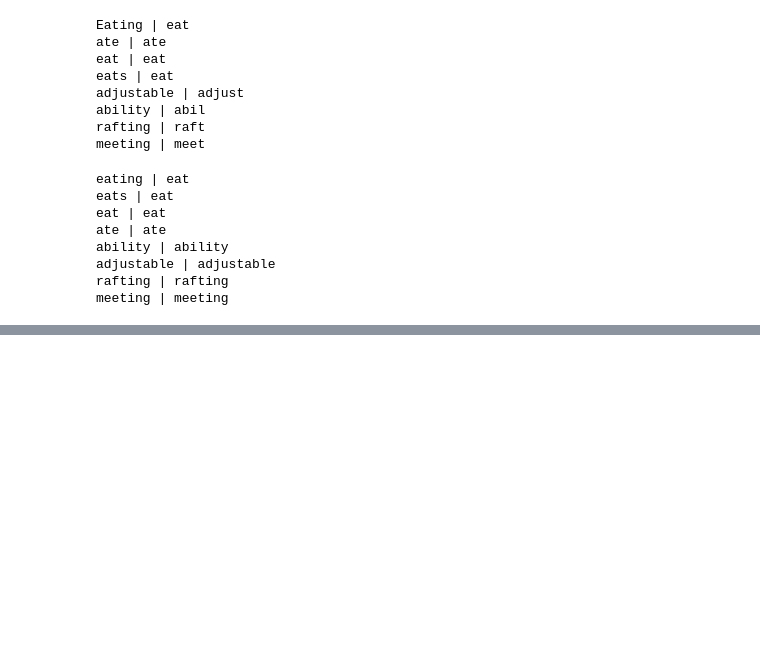
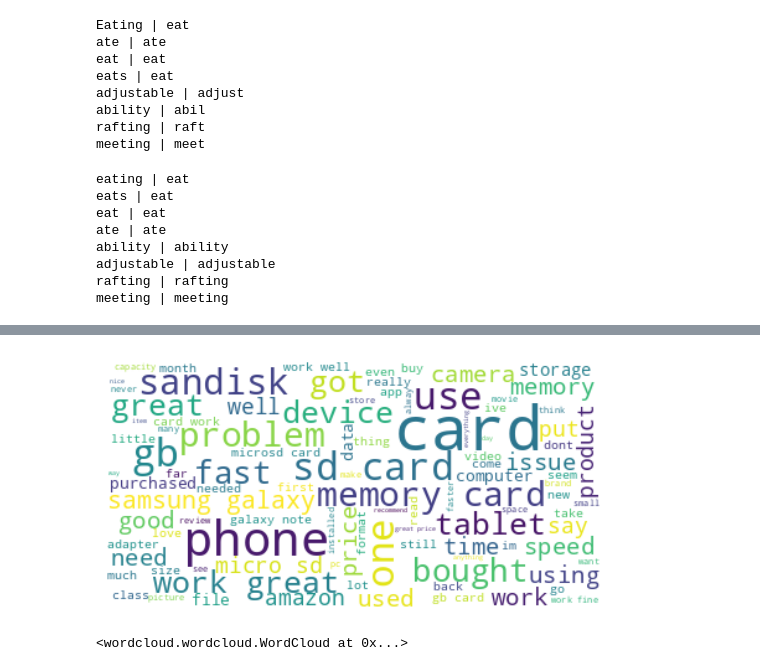
Before and after one commit to anilcemalyasar/NLP101, a Jupyter notebook: nlp_intro.ipynb, the cells around one changed output, grey strips where cells are left out. Cells and saved outputs as stored; diff of their text form; code cells hidden in the pictures; blank space fills up the shorter version.

```diff
--- a/nlp_intro.ipynb
+++ b/nlp_intro.ipynb
@@ -209,0 +277,16 @@ meeting | meeting
+# %%
+###############################
+# Customizing Wordcloud through Constructor Parameters
+###############################
+wordcloud = WordCloud(max_font_size=50,
+                      max_words=100,
+                      background_color="white").generate(text)
+
+plt.imshow(wordcloud, interpolation="bilinear")
+plt.axis("off")
+plt.show()
+
+wordcloud.to_file("wordcloud_whitebg.png")
+# %% [output]
+[figure, added]
+<wordcloud.wordcloud.WordCloud at 0x...>
```
Also changed, not shown: parts of 12 cells of this notebook, 3 other files.
